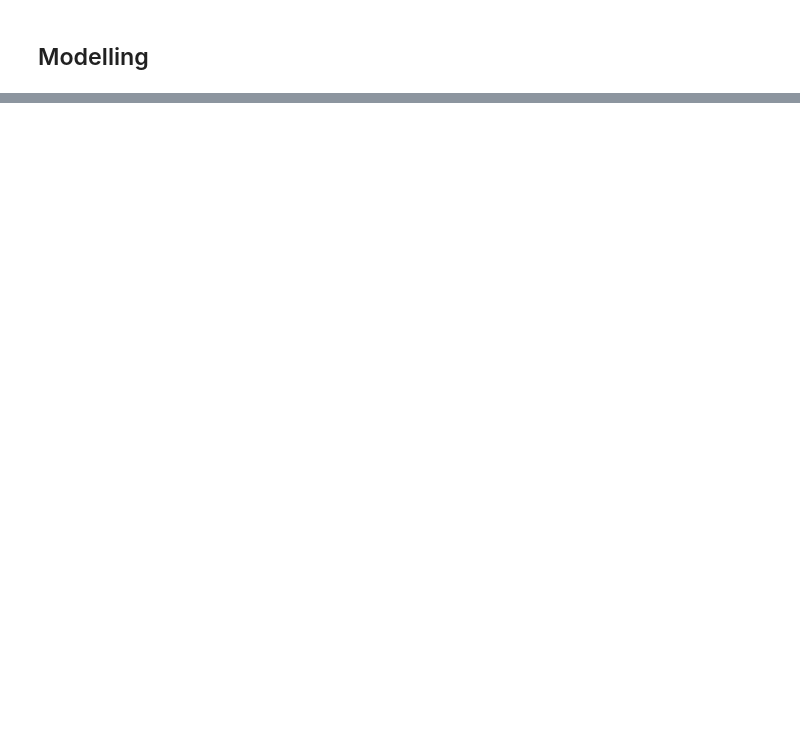
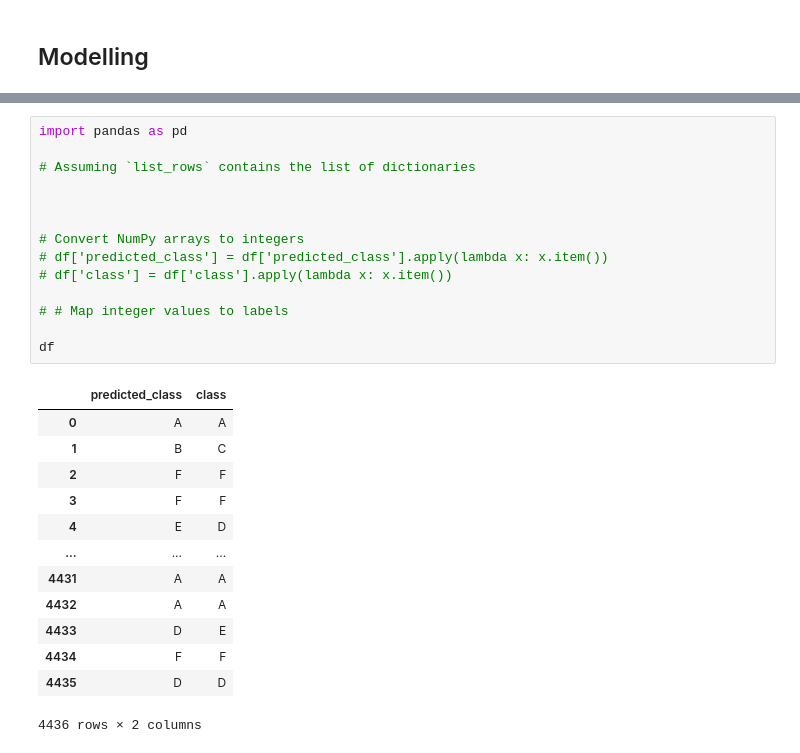
Before and after one commit to faridlazuarda/autextification, a Jupyter notebook: notebook/multilingual 2.ipynb, the cells around one changed output, grey strips where cells are left out. Saved outputs shown, nothing was run; the diff lists cells and outputs as text; blank space fills up the shorter version.

```diff
--- a/notebook/multilingual 2.ipynb
+++ b/notebook/multilingual 2.ipynb
@@ -249,0 +288,28 @@ The following columns in the evaluation set don't have a corresponding argument
+# %%
+import pandas as pd
+
+# Assuming `list_rows` contains the list of dictionaries
+
+
+
+# Convert NumPy arrays to integers
+# df['predicted_class'] = df['predicted_class'].apply(lambda x: x.item())
+# df['class'] = df['class'].apply(lambda x: x.item())
+
+# # Map integer values to labels
+
+df
+# %% [output]
+|  | predicted_class | class |
+| 0 | A | A |
+| 1 | B | C |
+| 2 | F | F |
+| 3 | F | F |
+| 4 | E | D |
+| ... | ... | ... |
+| 4431 | A | A |
+| 4432 | A | A |
+| 4433 | D | E |
+| 4434 | F | F |
+| 4435 | D | D |
+4436 rows × 2 columns
```
Also changed, not shown: parts of 9 cells of this notebook, 18 other files.
